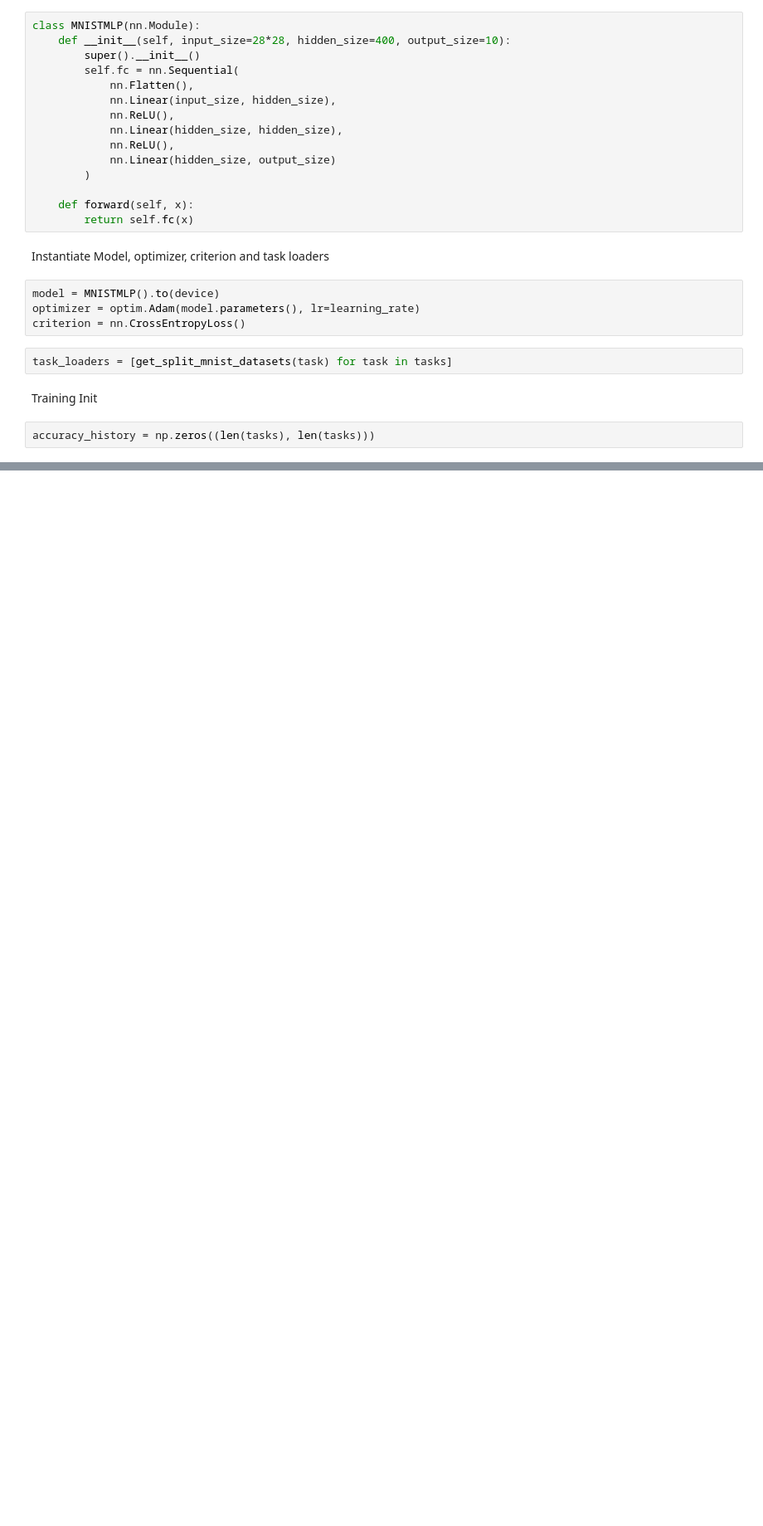
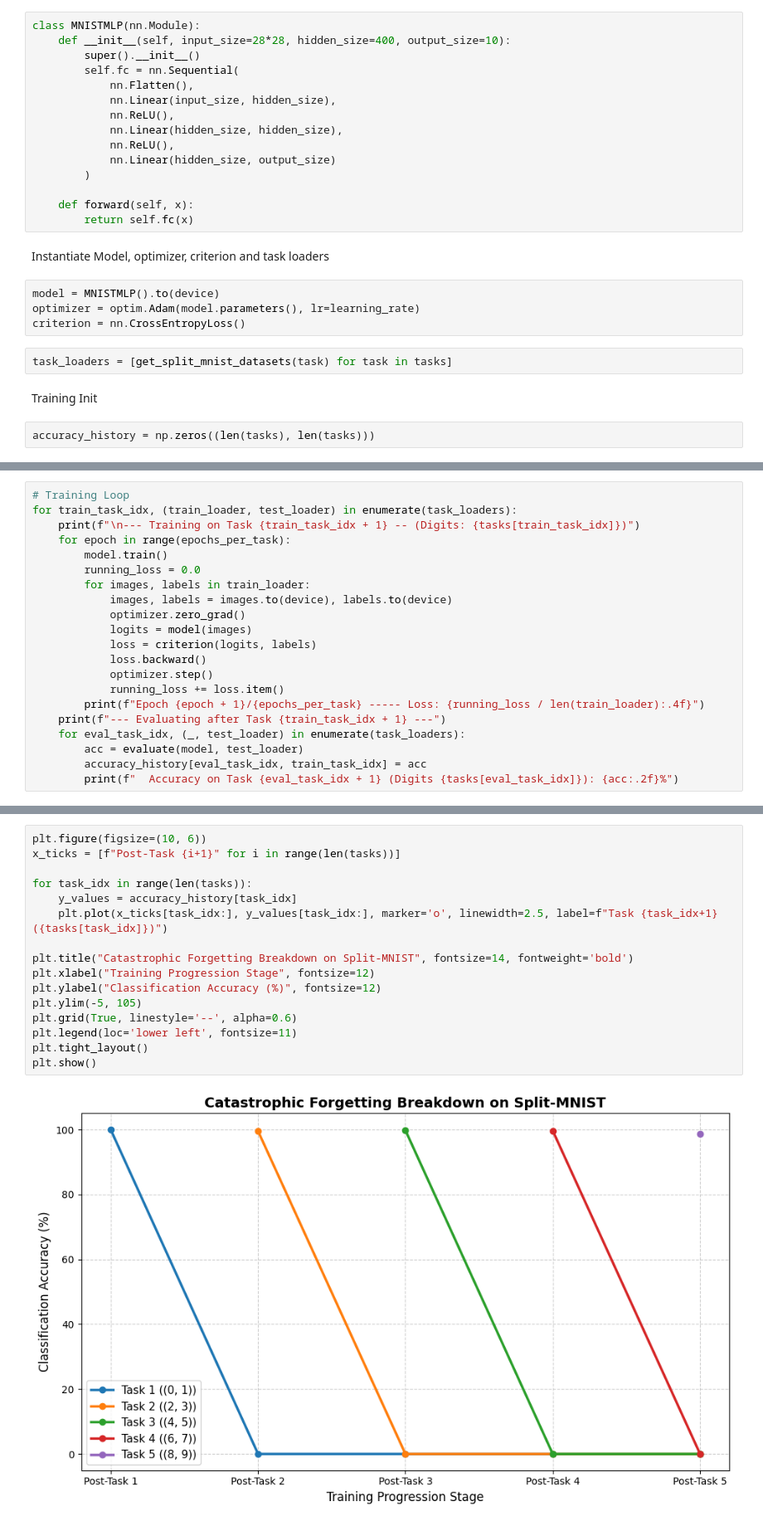
Before and after one commit to Bukunmi2108/ml-journey, a Jupyter notebook: research/p3/forgetting.ipynb, the cells around one changed output, grey strips where cells are left out. Shown at 83% size. Cells and saved outputs as stored; diff of their text form; blank space fills up the shorter version.

Commit message:
finalized catastrophic forgetting visualization

```diff
--- a/research/p3/forgetting.ipynb
+++ b/research/p3/forgetting.ipynb
@@ -77,0 +91,21 @@ accuracy_history = np.zeros((len(tasks), len(tasks)))
+# %%
+# Training Loop
+for train_task_idx, (train_loader, test_loader) in enumerate(task_loaders):
+    print(f"\n--- Training on Task {train_task_idx + 1} -- (Digits: {tasks[train_task_idx]})")
+    for epoch in range(epochs_per_task):
+        model.train()
+        running_loss = 0.0
+        for images, labels in train_loader:
+            images, labels = images.to(device), labels.to(device)
+            optimizer.zero_grad()
+            logits = model(images)
+            loss = criterion(logits, labels)
+            loss.backward()
+            optimizer.step()
+            running_loss += loss.item()
+        print(f"Epoch {epoch + 1}/{epochs_per_task} ----- Loss: {running_loss / len(train_loader):.4f}")
+    print(f"--- Evaluating after Task {train_task_idx + 1} ---")
+    for eval_task_idx, (_, test_loader) in enumerate(task_loaders):
+        acc = evaluate(model, test_loader)
+        accuracy_history[eval_task_idx, train_task_idx] = acc
+        print(f"  Accuracy on Task {eval_task_idx + 1} (Digits {tasks[eval_task_idx]}): {acc:.2f}%")
@@ -77,0 +134,18 @@ accuracy_history = np.zeros((len(tasks), len(tasks)))
+# %%
+plt.figure(figsize=(10, 6))
+x_ticks = [f"Post-Task {i+1}" for i in range(len(tasks))]
+
+for task_idx in range(len(tasks)):
+    y_values = accuracy_history[task_idx]
+    plt.plot(x_ticks[task_idx:], y_values[task_idx:], marker='o', linewidth=2.5, label=f"Task {task_idx+1} ({tasks[task_idx]})")
+
+plt.title("Catastrophic Forgetting Breakdown on Split-MNIST", fontsize=14, fontweight='bold')
+plt.xlabel("Training Progression Stage", fontsize=12)
+plt.ylabel("Classification Accuracy (%)", fontsize=12)
+plt.ylim(-5, 105)
+plt.grid(True, linestyle='--', alpha=0.6)
+plt.legend(loc='lower left', fontsize=11)
+plt.tight_layout()
+plt.show()
+# %% [output]
+[figure, added]
```
Also changed, not shown: parts of 4 cells of this notebook.
